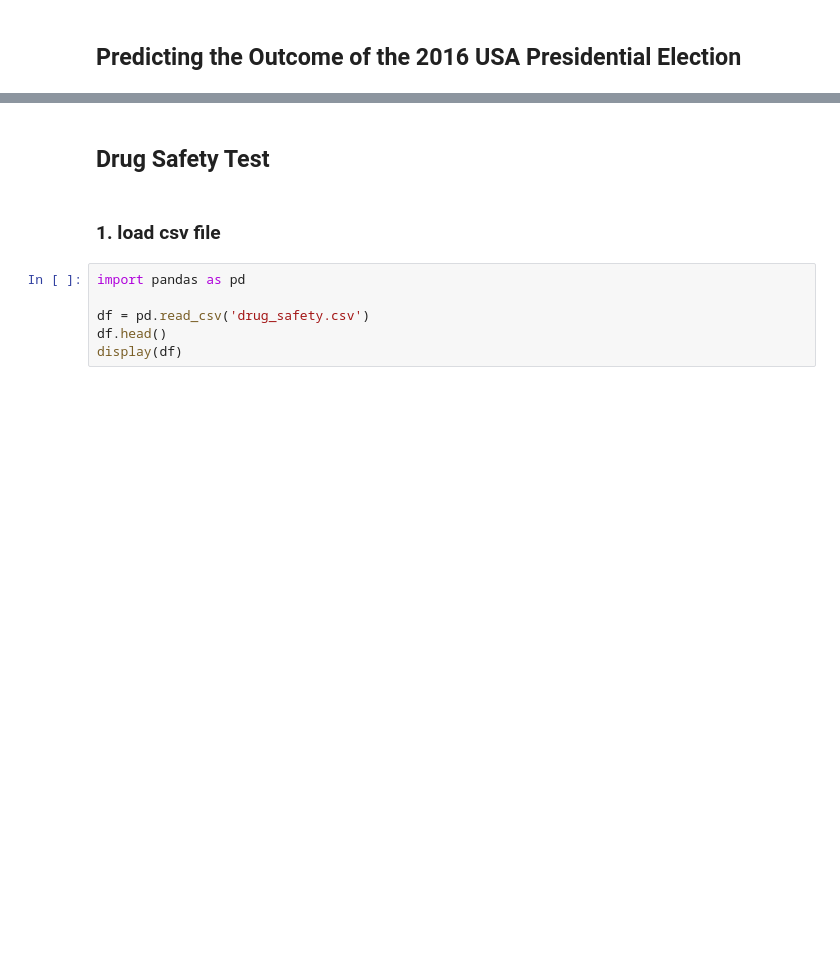
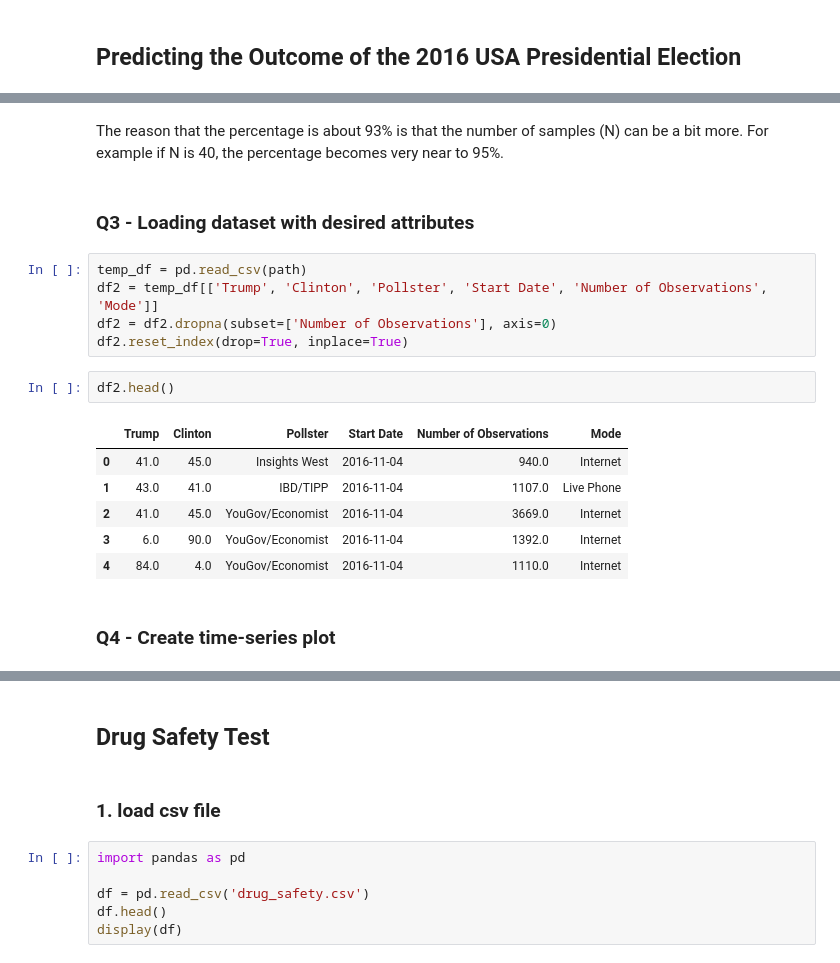
Before and after one commit to Amir-rfz/Data-Science-Course-Projects-S2025, a Jupyter notebook: CA0/CA0.ipynb, the cells around one changed output, grey strips where cells are left out. Cells and saved outputs as stored; diff of their text form; blank space fills up the shorter version.

```diff
--- a/CA0/CA0.ipynb
+++ b/CA0/CA0.ipynb
@@ -275,0 +391,20 @@ plt.show()
+# %% [markdown]
+The reason that the percentage is about 93% is that the number of samples (N) can be a bit more. For example if N is 40, the percentage becomes very near to 95%.
+# %% [markdown]
+### Q3 - Loading dataset with desired attributes
+# %%
+temp_df = pd.read_csv(path)
+df2 = temp_df[['Trump', 'Clinton', 'Pollster', 'Start Date', 'Number of Observations', 'Mode']]
+df2 = df2.dropna(subset=['Number of Observations'], axis=0)
+df2.reset_index(drop=True, inplace=True)
+# %%
+df2.head()
+# %% [output]
+|  | Trump | Clinton | Pollster | Start Date | Number of Observations | Mode |
+| 0 | 41.0 | 45.0 | Insights West | 2016-11-04 | 940.0 | Internet |
+| 1 | 43.0 | 41.0 | IBD/TIPP | 2016-11-04 | 1107.0 | Live Phone |
+| 2 | 41.0 | 45.0 | YouGov/Economist | 2016-11-04 | 3669.0 | Internet |
+| 3 | 6.0 | 90.0 | YouGov/Economist | 2016-11-04 | 1392.0 | Internet |
+| 4 | 84.0 | 4.0 | YouGov/Economist | 2016-11-04 | 1110.0 | Internet |
+# %% [markdown]
+### Q4 - Create time-series plot
```
Also changed, not shown: parts of 40 cells of this notebook.
